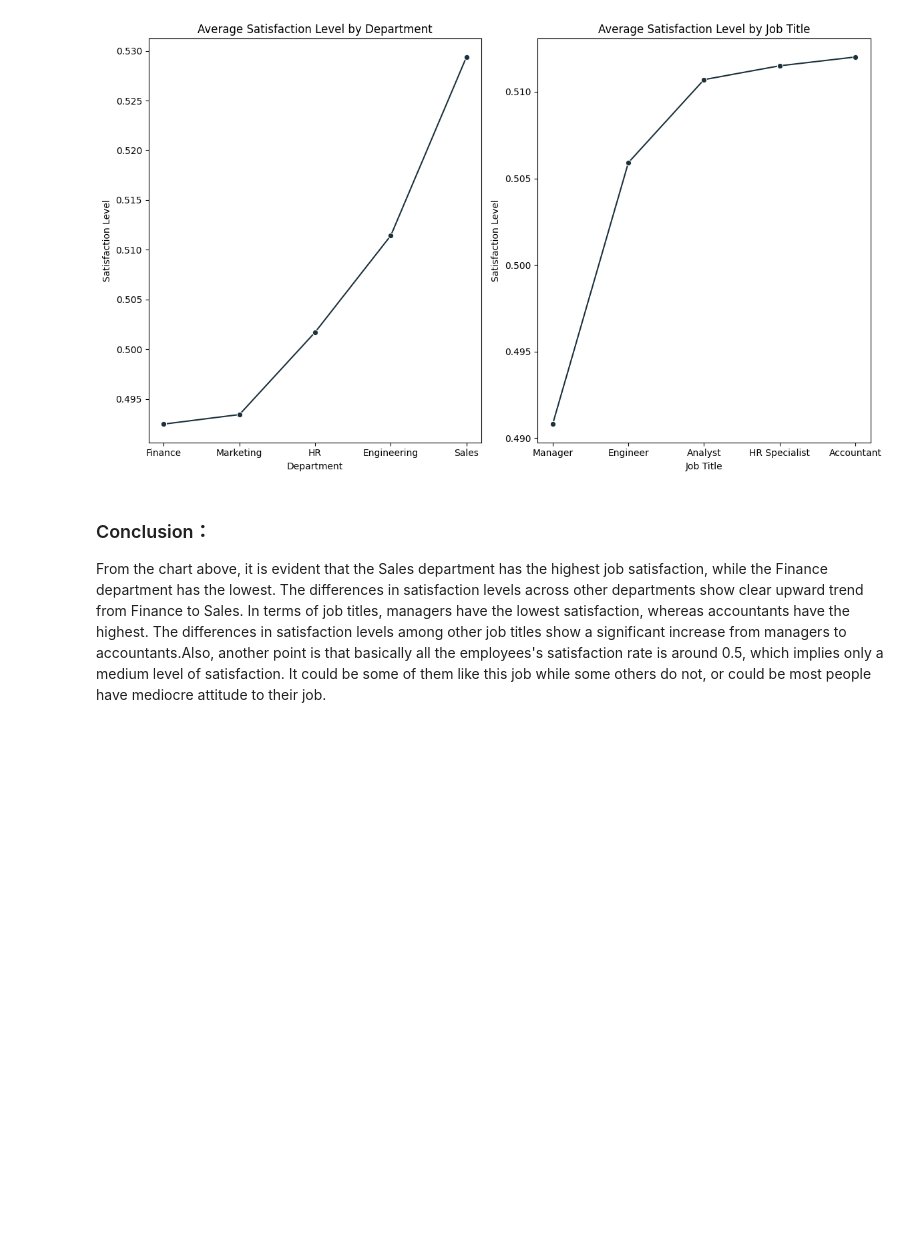
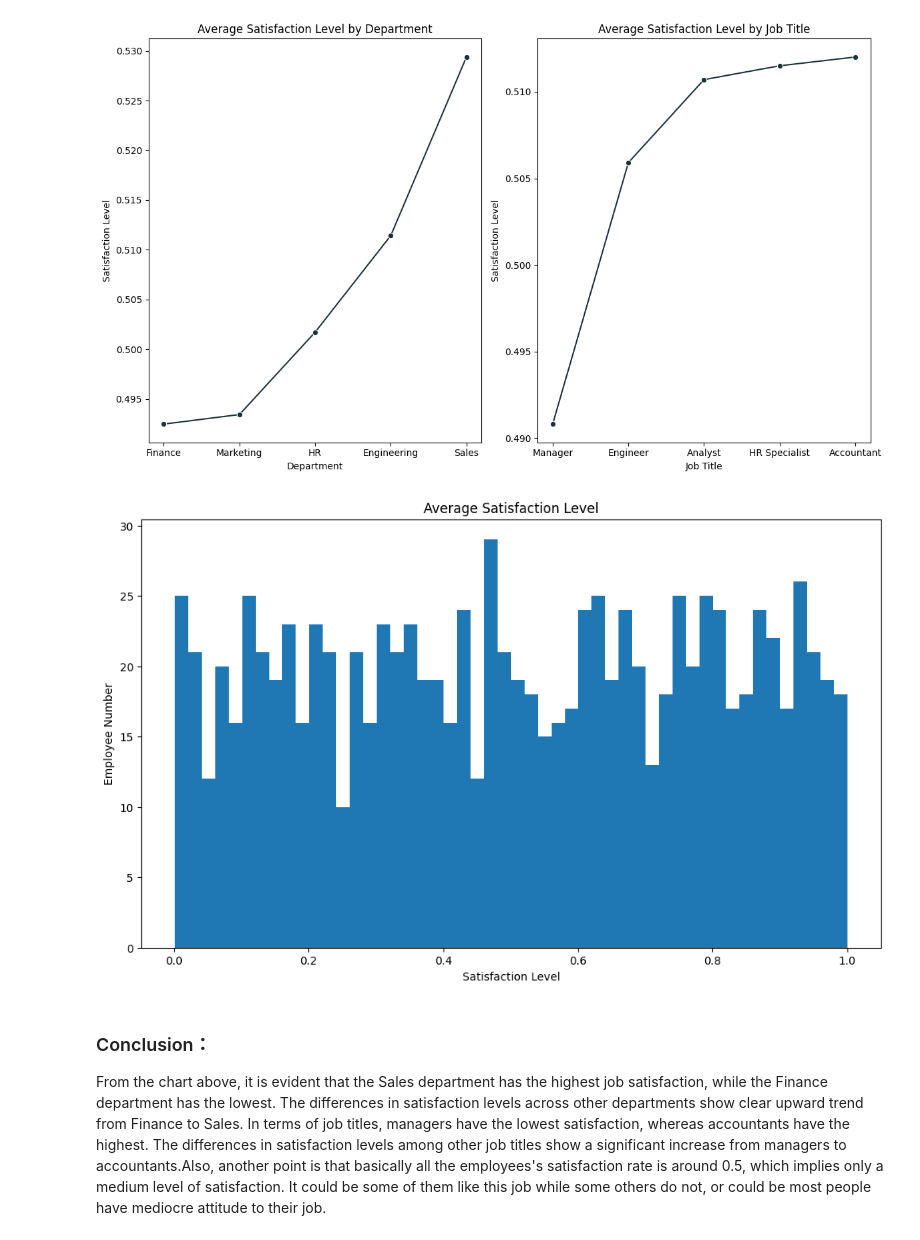
Before and after one commit to Charlottecool/Employee-Attrition-Analysis, a Jupyter notebook: CharlotteS-projet-1.ipynb, the cells around one changed output. Saved outputs shown, nothing was run; the diff lists cells and outputs as text; code cells hidden in the pictures; blank space fills up the shorter version.

```diff
--- a/CharlotteS-projet-1.ipynb
+++ b/CharlotteS-projet-1.ipynb
@@ -92,6 +92,16 @@ plt.show()
 ['Marketing' 'Sales' 'Engineering' 'Finance' 'HR']
 ['Manager' 'Engineer' 'Analyst' 'HR Specialist' 'Accountant']
 [figure]
+# %%
+#testing other type of charts
+plt.figure(figsize=(12, 7))
+plt.hist(df['Satisfaction_Level'],bins=50)
+plt.title('Average Satisfaction Level')
+plt.xlabel('Satisfaction Level')
+plt.ylabel('Employee Number')
+plt.show()
+# %% [output]
+[figure, added]
 # %% [markdown]
 ### Conclusion：
 From the chart above, it is evident that the Sales department has the highest job satisfaction, while the Finance department has the lowest. The differences in satisfaction levels across other departments show clear upward trend from Finance to Sales. In terms of job titles, managers have the lowest satisfaction, whereas accountants have the highest. The differences in satisfaction levels among other job titles show a significant increase from managers to accountants.Also, another point is that basically all the employees's satisfaction rate is around 0.5, which implies only a medium level of satisfaction. It could be some of them like this job while some others do not, or could be most people have mediocre attitude to their job.
```
Also changed, not shown: 1 other file.
